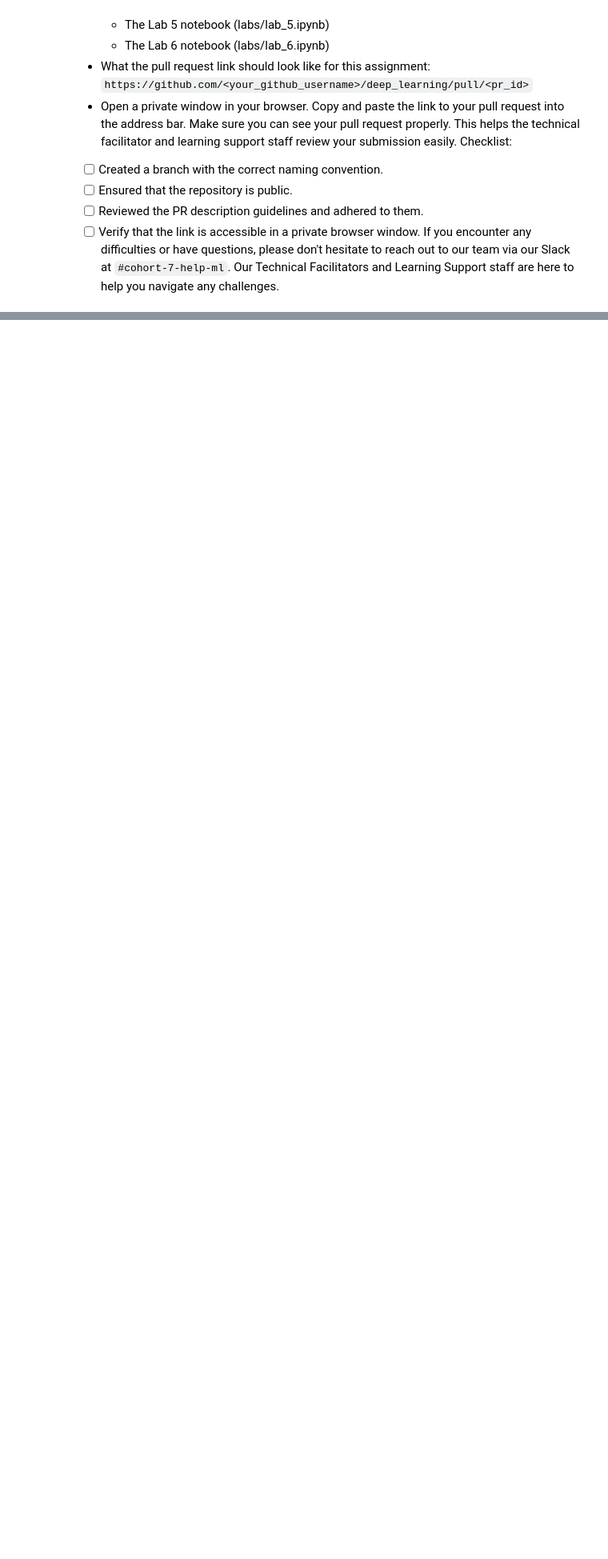
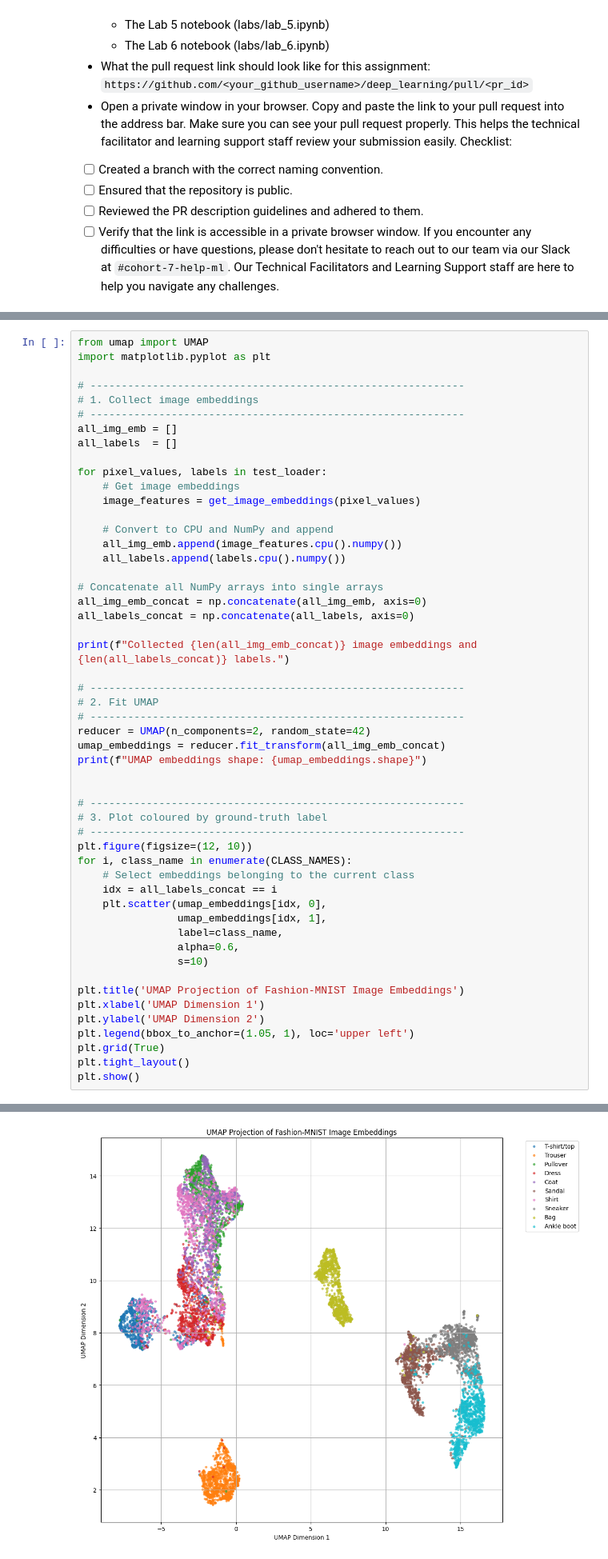
Before and after one commit to x-rojas-io/deep_learning, a Jupyter notebook: 02_activities/assignments/assignment_2.ipynb, the cells around one changed output, grey strips where cells are left out. Shown: that part at 80% size. Drawn from its saved outputs; the diff is of its cells as text; blank space fills up the shorter version.

```diff
--- a/02_activities/assignments/assignment_2.ipynb
+++ b/02_activities/assignments/assignment_2.ipynb
@@ -391,0 +631,53 @@ If you encounter any difficulties or have questions, please don't hesitate to re
+# %%
+from umap import UMAP
+import matplotlib.pyplot as plt
+
+# ------------------------------------------------------------
+# 1. Collect image embeddings
+# ------------------------------------------------------------
+all_img_emb = []
+all_labels  = []
+
+for pixel_values, labels in test_loader:
+    # Get image embeddings
+    image_features = get_image_embeddings(pixel_values)
+
+    # Convert to CPU and NumPy and append
+    all_img_emb.append(image_features.cpu().numpy())
+    all_labels.append(labels.cpu().numpy())
+
+# Concatenate all NumPy arrays into single arrays
+all_img_emb_concat = np.concatenate(all_img_emb, axis=0)
+all_labels_concat = np.concatenate(all_labels, axis=0)
+
+print(f"Collected {len(all_img_emb_concat)} image embeddings and {len(all_labels_concat)} labels.")
+
+# ------------------------------------------------------------
+# 2. Fit UMAP
+# ------------------------------------------------------------
+reducer = UMAP(n_components=2, random_state=42)
+umap_embeddings = reducer.fit_transform(all_img_emb_concat)
+print(f"UMAP embeddings shape: {umap_embeddings.shape}")
+
+
+# ------------------------------------------------------------
+# 3. Plot coloured by ground-truth label
+# ------------------------------------------------------------
+plt.figure(figsize=(12, 10))
+for i, class_name in enumerate(CLASS_NAMES):
+    # Select embeddings belonging to the current class
+    idx = all_labels_concat == i
+    plt.scatter(umap_embeddings[idx, 0],
+                umap_embeddings[idx, 1],
+                label=class_name,
+                alpha=0.6,
+                s=10)
+
+plt.title('UMAP Projection of Fashion-MNIST Image Embeddings')
+plt.xlabel('UMAP Dimension 1')
+plt.ylabel('UMAP Dimension 2')
+plt.legend(bbox_to_anchor=(1.05, 1), loc='upper left')
+plt.grid(True)
+plt.tight_layout()
+plt.show()
+# %% [output]
@@ -391,0 +686 @@ If you encounter any difficulties or have questions, please don't hesitate to re
+[figure, added]
```
Also changed, not shown: parts of 24 cells of this notebook.
